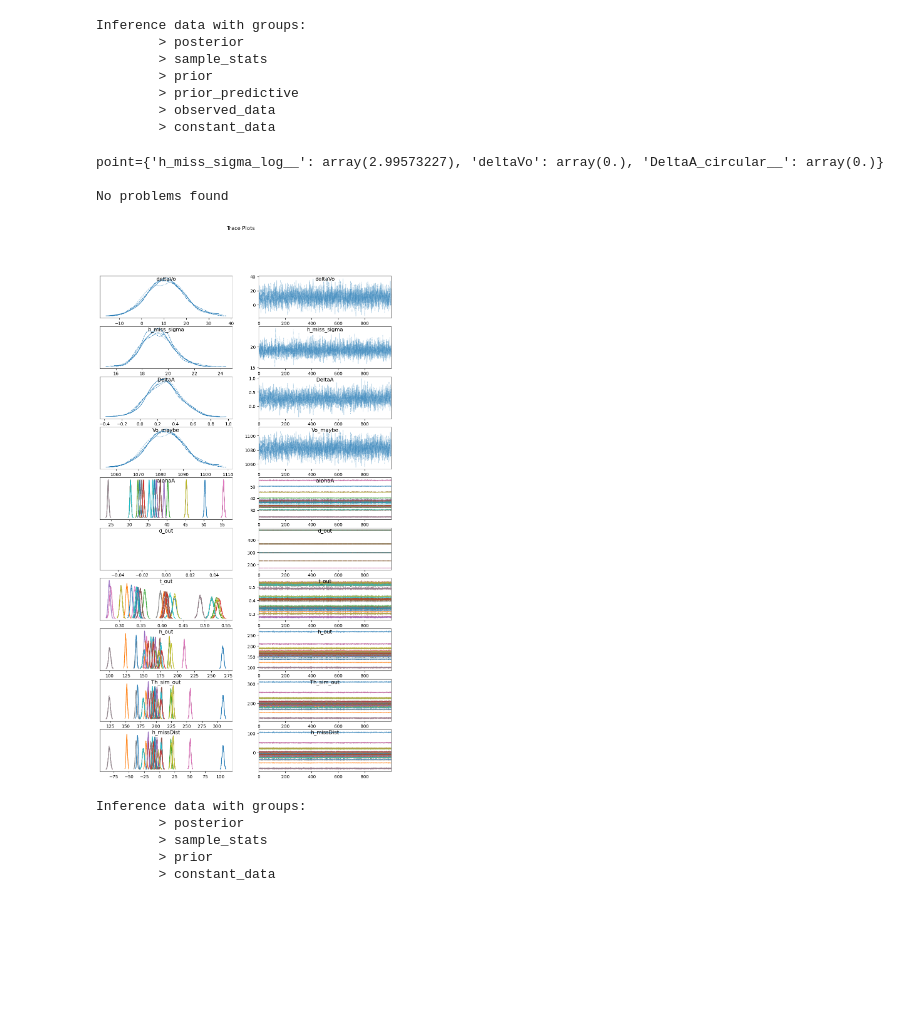
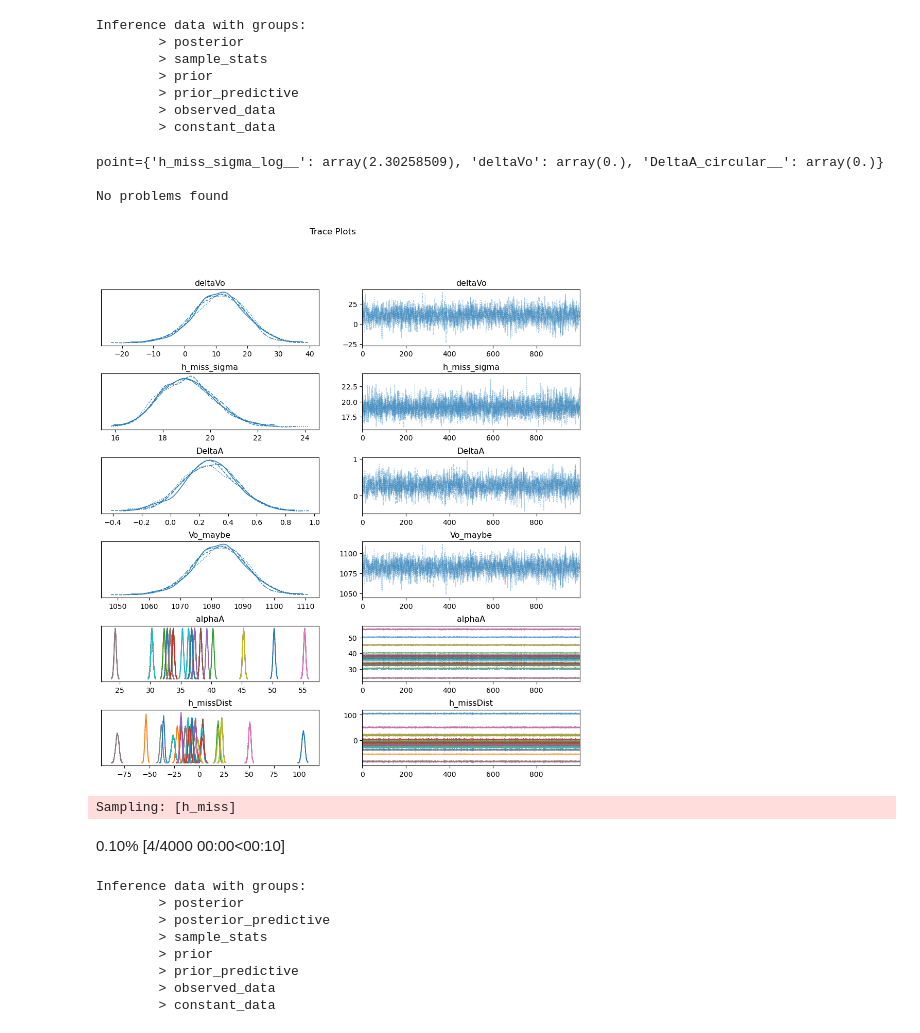
Before and after one commit to wmbelk/LearnToShoot, a Jupyter notebook: Cres_Shooter.ipynb, the cells around one changed output. Cells and saved outputs as stored; diff of their text form; code cells hidden in the pictures; blank space fills up the shorter version.

```diff
--- a/Cres_Shooter.ipynb
+++ b/Cres_Shooter.ipynb
@@ -13,13 +13,13 @@ rng = np.random.RandomState(123)
 %matplotlib inline
 # %%
 # ReAd_ground the Excel file
-test_point_locations = pd.reAd_ground_excel('Shot_training_record.xlsx')
+test_point_locations = pd.read_excel('Shot_training_record.xlsx')
 
 # Display the dataframe
 #print(test_point_locations)
 
 # ReAd_ground the Excel file and get the second tab
-test_data = pd.reAd_ground_excel('Shot_training_record.xlsx', sheet_name=1)
+test_data = pd.read_excel('Shot_training_record.xlsx', sheet_name=1)
 #test_data = test_data.dropna()
 # Display the dataframe
 print(test_data)
@@ -99,13 +99,13 @@ array([287.88095167, 145.35714286, 221.85050519, 207.3186475 ,
        173.18052785, 173.18052785, 214.63592378, 256.30720421,
        256.30720421, 256.30720421, 256.30720421])
 # %%
-new_var = 300-270
-print(new_var)
-print(pm.math.sin(angle_to_radian(new_var)).eval())
+miss_tol = 300-270
+print(miss_tol)
+print(pm.math.sin(angle_to_radian(miss_tol)).eval())
 time  = np.linspace(0, 0.5, 100)
 init_vel = 450/(.71-.29)
 
-h = init_vel * pm.math.sin(angle_to_radian(new_var)).eval() * time - 0.5 * 9.8 * 100 * time**2
+h = init_vel * pm.math.sin(angle_to_radian(miss_tol)).eval() * time - 0.5 * 9.8 * 100 * time**2
 
 (
     so.Plot(x=time, y=h)
@@ -116,16 +116,16 @@ h = init_vel * pm.math.sin(angle_to_radian(new_var)).eval() * time - 0.5 * 9.8 *
 0.49999999999999994
 [figure]
 # %%
-from pyproj import transform
 
 
-coords= {'samples': test_data['shot number'],
-         'position': test_data.point,
-         }
 
-with pm.Model(coords=coords) as generate:
+with pm.Model() as generate:
+    #Coords
+    generate.add_coord('samples', test_data['shot number'], mutable=True)
+    generate.add_coord('position', test_data.point, mutable=True)
+
     # Priors
-    h_miss_sigma = pm.HalfNormal('h_miss_sigma', sigma=20)
+    h_miss_sigma = pm.HalfNormal('h_miss_sigma', sigma=10)
     deltaVo = pm.Normal('deltaVo', sigma=10)  # deltaVo is the conv to effective velocity of the shooter
     deltaA = pm.Normal('DeltaA', sigma=np.pi/(12), transform=pm.distributions.transforms.circular)  # BetaA is the uncertainty to effective angle of the arm from the center line of the shooter
 
@@ -136,6 +136,7 @@ with pm.Model(coords=coords) as generate:
     Ah = pm.MutableData('Ah',146)  # height of april tag in meters
 
     # Data mutable
+
     h_miss_record = pm.MutableData('h_miss_record', test_data['Adj Z miss'], dims='samples')  # height of miss in cm
     Ad_ground = pm.MutableData('Ad_ground', test_data['Expected Radial dist'], dims='samples')
     Vo_rec = pm.MutableData('Vo_rec', 450/(.71-.29))#, dims='samples') #cm/sec
@@ -148,20 +149,20 @@ with pm.Model(coords=coords) as generate:
     # d = sqrt(Ad_ground^2 - Ah^2); Ad_ground is straight line hypthosnuse, Ah is height of april tag
     #TODO: check if this is the correct way to calculate d... limelight may be returning the ground distance
     d = pm.math.sqrt( Ad_ground ** 2 + Ah ** 2)
-    d_out = pm.Deterministic('d_out', d, dims='samples')
+    #d_out = pm.Deterministic('d_out', d, dims='samples')
     # trajectory equation solved for time
     # d = Vo * cos(theta) * t
     t = d / (Vo * pm.math.cos(angle_to_radian(alphaA)))
-    t_out = pm.Deterministic('t_out', t, dims='samples')
+    #t_out = pm.Deterministic('t_out', t, dims='samples')
     # trajectory equation solved for height
     # h = Vo * sin(theta) * t - 0.5 * g * t**2
     h = Vo * pm.math.sin(angle_to_radian(alphaA)) * t - 0.5 * 100 * g * t ** 2 #convert g from m/s2 to cm/s2
-    h_out = pm.Deterministic('h_out', h, dims='samples')
+    #h_out = pm.Deterministic('h_out', h, dims='samples')
 
     # Shooter height using length of arm (La) and angle of arm (alphaA)
     Sh = La * pm.math.sin(angle_to_radian(alphaA))
     Th_sim =  h + Sh
-    Th_sim_out = pm.Deterministic('Th_sim_out', Th_sim, dims='samples')
+    #Th_sim_out = pm.Deterministic('Th_sim_out', Th_sim, dims='samples')
     h_missDist = pm.Deterministic('h_missDist',  Th_sim - Th, dims='samples')
     #liklihood function for the height miss
     h_miss = pm.Normal('h_miss', mu=h_missDist, sigma=h_miss_sigma, observed=h_miss_record, dims='samples')
@@ -243,30 +229,34 @@ Inference data with groups:
 # %%
 generate.debug(verbose=True)
 # %% [output]
-point={'h_miss_sigma_log__': array(2.99573227), 'deltaVo': array(0.), 'DeltaA_circular__': array(0.)}
+point={'h_miss_sigma_log__': array(2.30258509), 'deltaVo': array(0.), 'DeltaA_circular__': array(0.)}
 
 No problems found
 # %%
 az.plot_trace(idata)
-plt.subplots_adjust(top=0.9)
+plt.subplots_adjust( hspace=.5)
 plt.suptitle("Trace Plots")
 
-# Ad_groundd space for titles to each subplot
-for ax in plt.gcf().get_axes():
-    ax.set_title(ax.get_title(), pad=-10)
+
 
 plt.show()
 # %% [output]
-[figure, old version]
+[figure, new version]
 # %%
 idata.extend(pm.sample_posterior_predictive(idata, model=generate))
+# %% [output]
+Sampling: [h_miss]
+0.10% [4/4000 00:00<00:10]
 # %%
 idata
 # %% [output]
 Inference data with groups:
         > posterior
+        > posterior_predictive
         > sample_stats
         > prior
+        > prior_predictive
+        > observed_data
         > constant_data
 # %%
 az.plot_ppc(idata, var_names=[ 'h_miss'])
```
Also changed, not shown: parts of 6 cells of this notebook, 1 other file.
